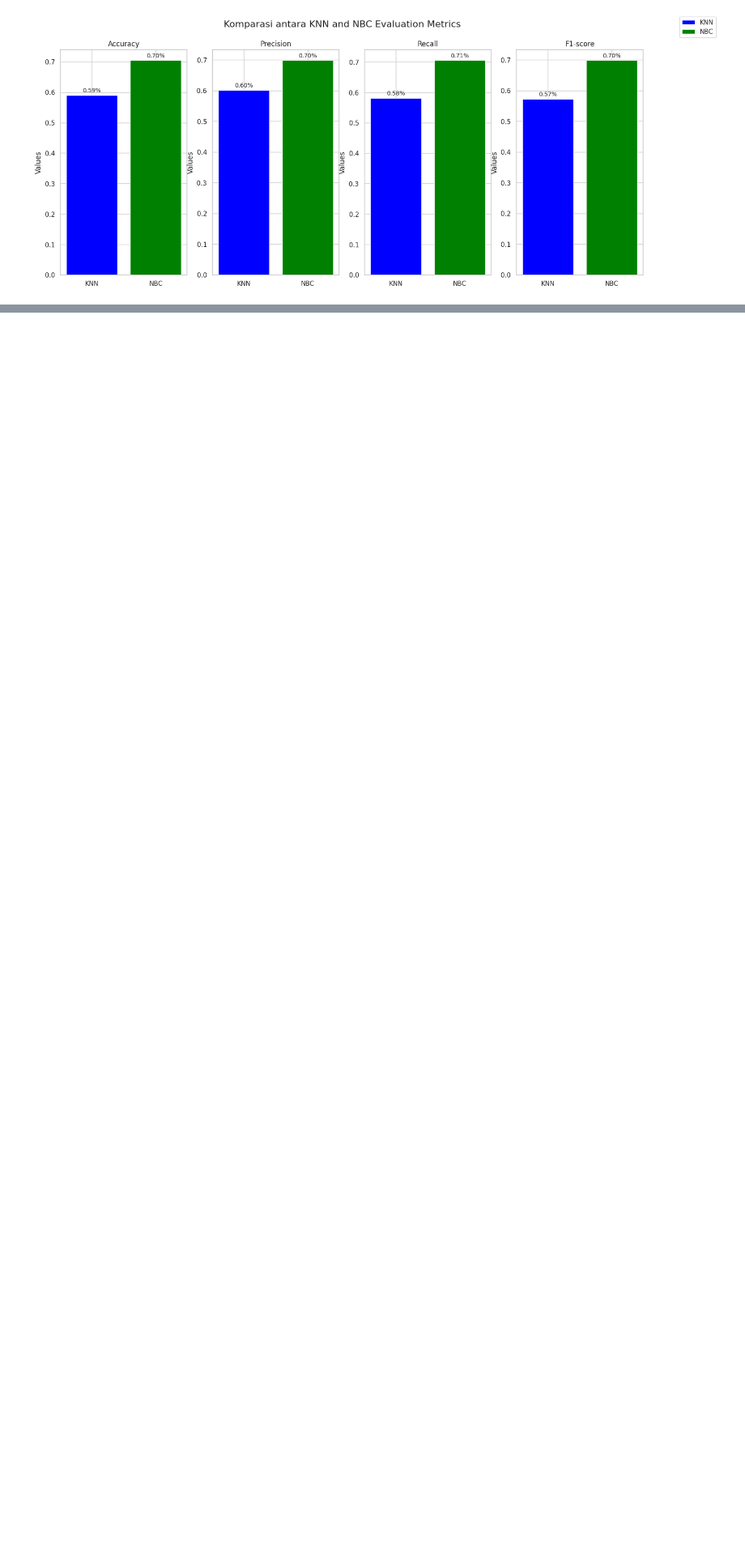
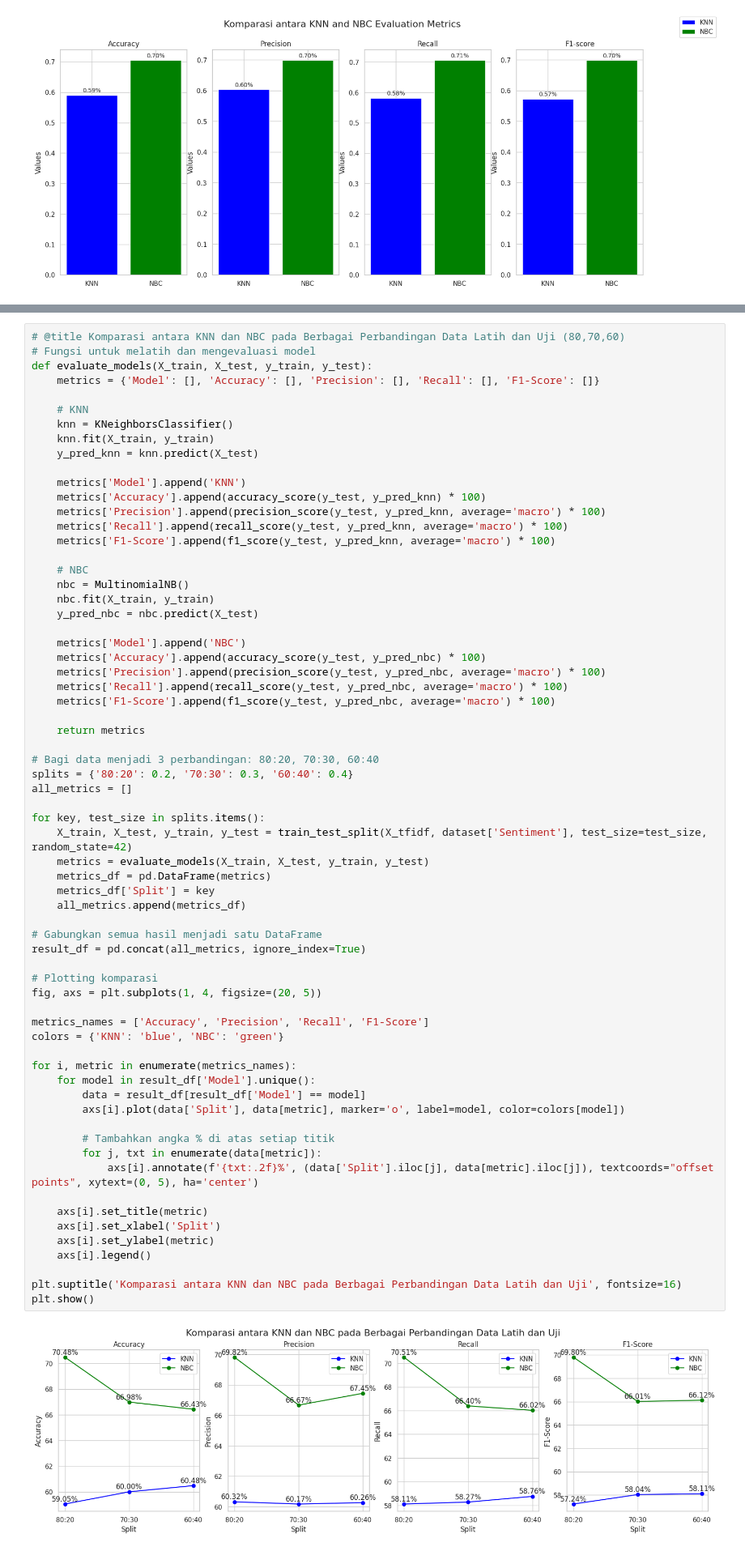
Before and after one commit to VarhanKusuma/Perbandingan_K-NN_dan_NBC_Pada_Sentimen_Ulasan_Aplikasi_Intermittent_Fasting, a Jupyter notebook: SKRIPSI.ipynb, the cells around one changed output, grey strips where cells are left out. Shown at 81% size. Drawn from its saved outputs; the diff is of its cells as text; blank space fills up the shorter version.

```diff
--- a/SKRIPSI.ipynb
+++ b/SKRIPSI.ipynb
@@ -644,0 +593,68 @@ NBC Accuracy: 72.10% (+/- 0.10%)
+# %%
+# @title Komparasi antara KNN dan NBC pada Berbagai Perbandingan Data Latih dan Uji (80,70,60)
+# Fungsi untuk melatih dan mengevaluasi model
+def evaluate_models(X_train, X_test, y_train, y_test):
+    metrics = {'Model': [], 'Accuracy': [], 'Precision': [], 'Recall': [], 'F1-Score': []}
+
+    # KNN
+    knn = KNeighborsClassifier()
+    knn.fit(X_train, y_train)
+    y_pred_knn = knn.predict(X_test)
+
+    metrics['Model'].append('KNN')
+    metrics['Accuracy'].append(accuracy_score(y_test, y_pred_knn) * 100)
+    metrics['Precision'].append(precision_score(y_test, y_pred_knn, average='macro') * 100)
+    metrics['Recall'].append(recall_score(y_test, y_pred_knn, average='macro') * 100)
+    metrics['F1-Score'].append(f1_score(y_test, y_pred_knn, average='macro') * 100)
+
+    # NBC
+    nbc = MultinomialNB()
+    nbc.fit(X_train, y_train)
+    y_pred_nbc = nbc.predict(X_test)
+
+    metrics['Model'].append('NBC')
+    metrics['Accuracy'].append(accuracy_score(y_test, y_pred_nbc) * 100)
+    metrics['Precision'].append(precision_score(y_test, y_pred_nbc, average='macro') * 100)
+    metrics['Recall'].append(recall_score(y_test, y_pred_nbc, average='macro') * 100)
+    metrics['F1-Score'].append(f1_score(y_test, y_pred_nbc, average='macro') * 100)
+
+    return metrics
+
+# Bagi data menjadi 3 perbandingan: 80:20, 70:30, 60:40
+splits = {'80:20': 0.2, '70:30': 0.3, '60:40': 0.4}
+all_metrics = []
+
+for key, test_size in splits.items():
+    X_train, X_test, y_train, y_test = train_test_split(X_tfidf, dataset['Sentiment'], test_size=test_size, random_state=42)
+    metrics = evaluate_models(X_train, X_test, y_train, y_test)
+    metrics_df = pd.DataFrame(metrics)
+    metrics_df['Split'] = key
+    all_metrics.append(metrics_df)
+
+# Gabungkan semua hasil menjadi satu DataFrame
+result_df = pd.concat(all_metrics, ignore_index=True)
+
+# Plotting komparasi
+fig, axs = plt.subplots(1, 4, figsize=(20, 5))
+
+metrics_names = ['Accuracy', 'Precision', 'Recall', 'F1-Score']
+colors = {'KNN': 'blue', 'NBC': 'green'}
+
+for i, metric in enumerate(metrics_names):
+    for model in result_df['Model'].unique():
+        data = result_df[result_df['Model'] == model]
+        axs[i].plot(data['Split'], data[metric], marker='o', label=model, color=colors[model])
+
+        # Tambahkan angka % di atas setiap titik
+        for j, txt in enumerate(data[metric]):
+            axs[i].annotate(f'{txt:.2f}%', (data['Split'].iloc[j], data[metric].iloc[j]), textcoords="offset points", xytext=(0, 5), ha='center')
+
+    axs[i].set_title(metric)
+    axs[i].set_xlabel('Split')
+    axs[i].set_ylabel(metric)
+    axs[i].legend()
+
+plt.suptitle('Komparasi antara KNN dan NBC pada Berbagai Perbandingan Data Latih dan Uji', fontsize=16)
+plt.show()
+# %% [output]
+[figure, added]
```
Also changed, not shown: parts of 11 cells of this notebook.
